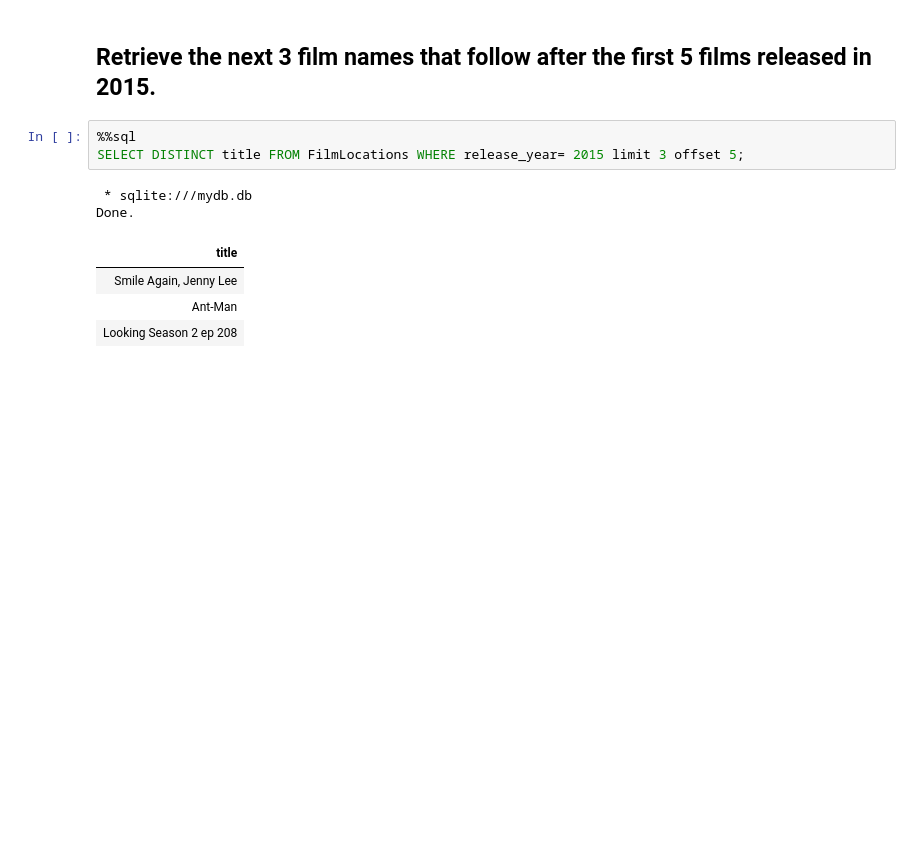
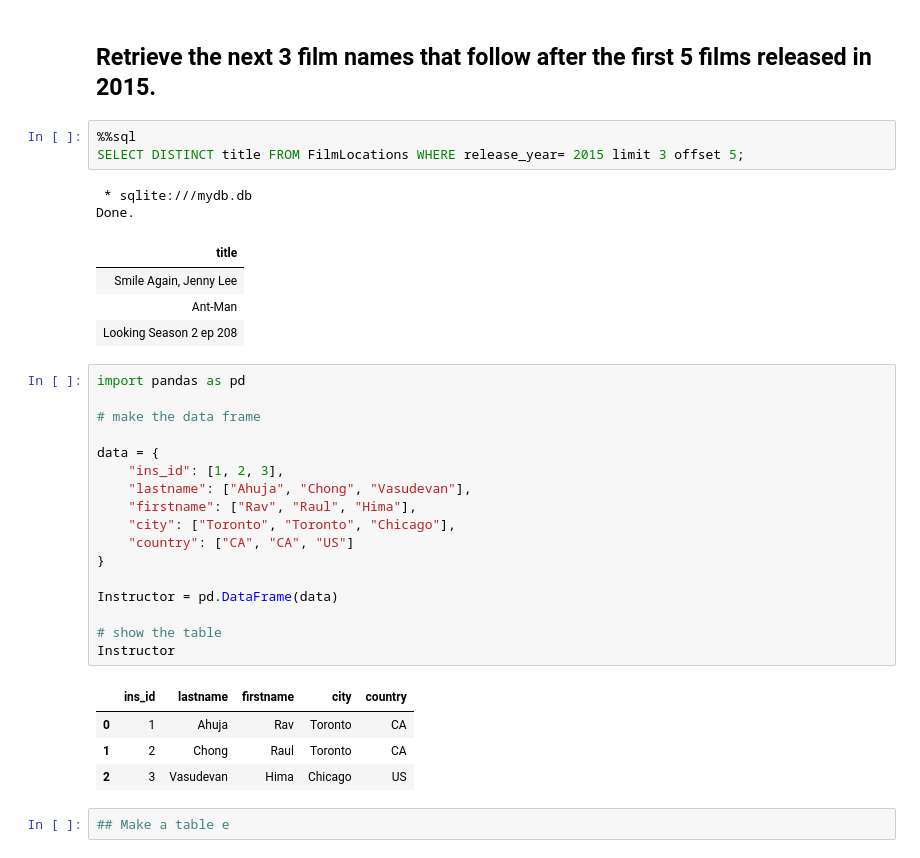
Before and after one commit to alirezaghorbani1983/IBM-DATA-SCIENCE, a Jupyter notebook: sql_new/sql_queries.ipynb, the cells around one changed output. Saved outputs shown, nothing was run; the diff lists cells and outputs as text; blank space fills up the shorter version.

Commit message:
connect to database and Make a table

```diff
--- a/sql_new/sql_queries.ipynb
+++ b/sql_new/sql_queries.ipynb
@@ -389,3 +389,27 @@ Done.
 | Smile Again, Jenny Lee |
 | Ant-Man |
 | Looking Season 2 ep 208 |
+# %%
+import pandas as pd
+
+# make the data frame
+
+data = {
+    "ins_id": [1, 2, 3],
+    "lastname": ["Ahuja", "Chong", "Vasudevan"],
+    "firstname": ["Rav", "Raul", "Hima"],
+    "city": ["Toronto", "Toronto", "Chicago"],
+    "country": ["CA", "CA", "US"]
+}
+
+Instructor = pd.DataFrame(data)
+
+# show the table
+Instructor
+# %% [output]
+|  | ins_id | lastname | firstname | city | country |
+| 0 | 1 | Ahuja | Rav | Toronto | CA |
+| 1 | 2 | Chong | Raul | Toronto | CA |
+| 2 | 3 | Vasudevan | Hima | Chicago | US |
+# %%
+## Make a table e
```
Also changed, not shown: parts of 4 cells of this notebook, 1 other file.
